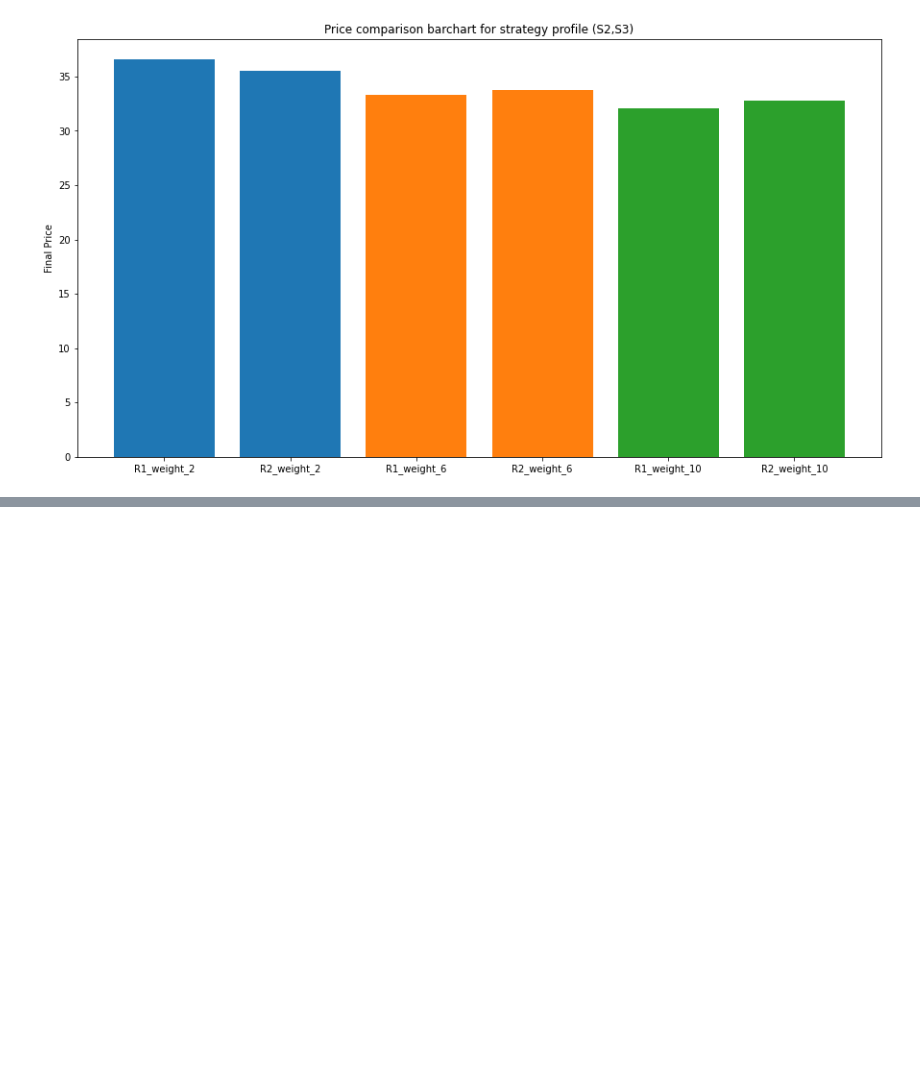
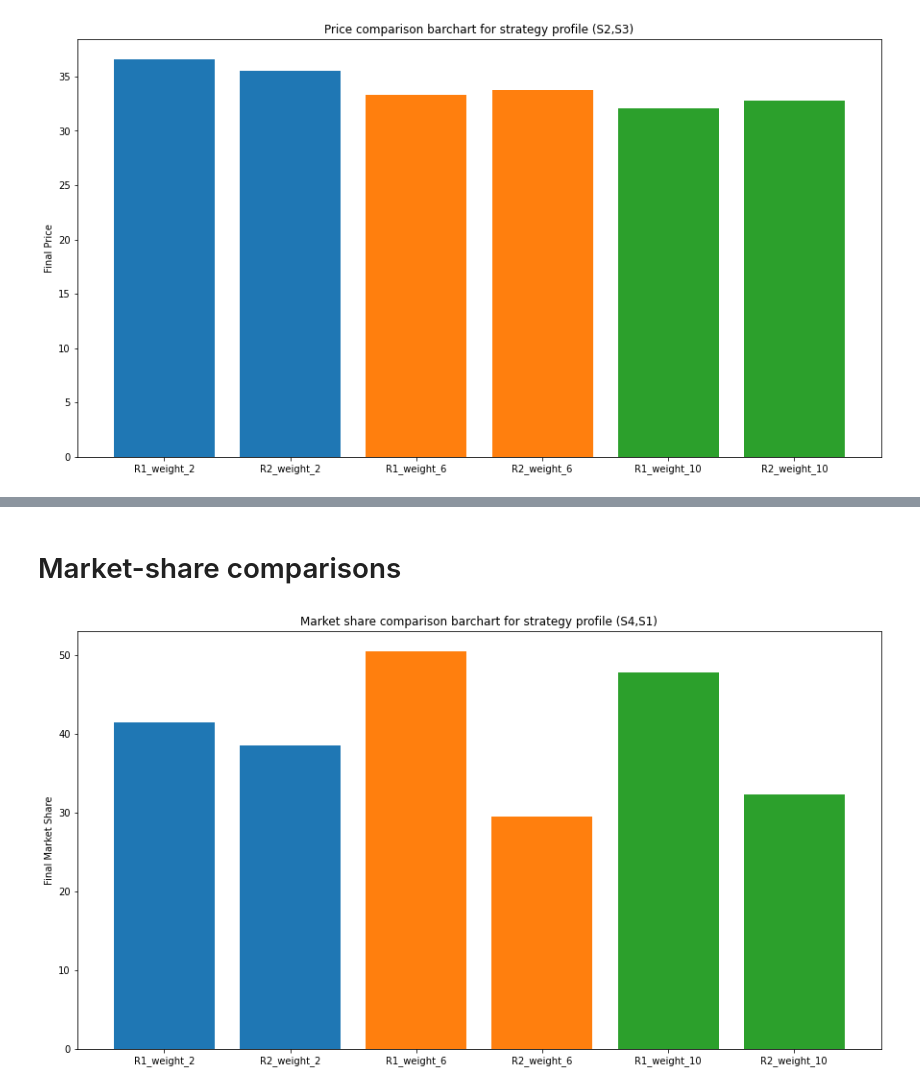
Before and after one commit to AustinCheang/ABM_Netlogo, a Jupyter notebook: Final_price_plots.ipynb, the cells around one changed output, grey strips where cells are left out. Saved outputs shown, nothing was run; the diff lists cells and outputs as text; code cells hidden in the pictures; blank space fills up the shorter version.

```diff
--- a/Final_price_plots.ipynb
+++ b/Final_price_plots.ipynb
@@ -115,0 +172,6 @@ AVG Cumulative Profit of retailer 1: 39.8
+# %% [markdown]
+# Market-share comparisons
+# %%
+plot_market_share_comparison_graph('S4_S1_price_', 'Market share comparison barchart for strategy profile (S4,S1)')
+# %% [output]
+[figure, added]
```
Also changed, not shown: parts of 14 cells of this notebook.
